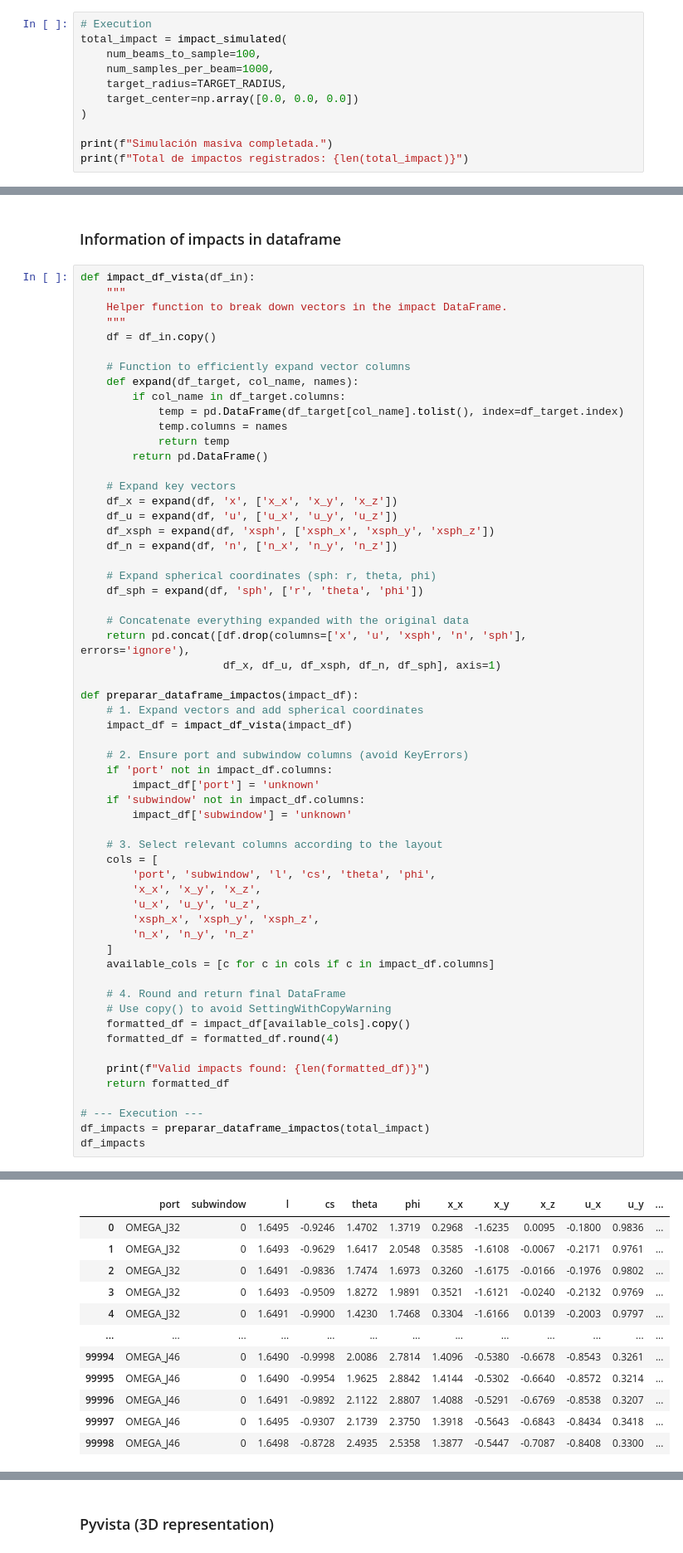
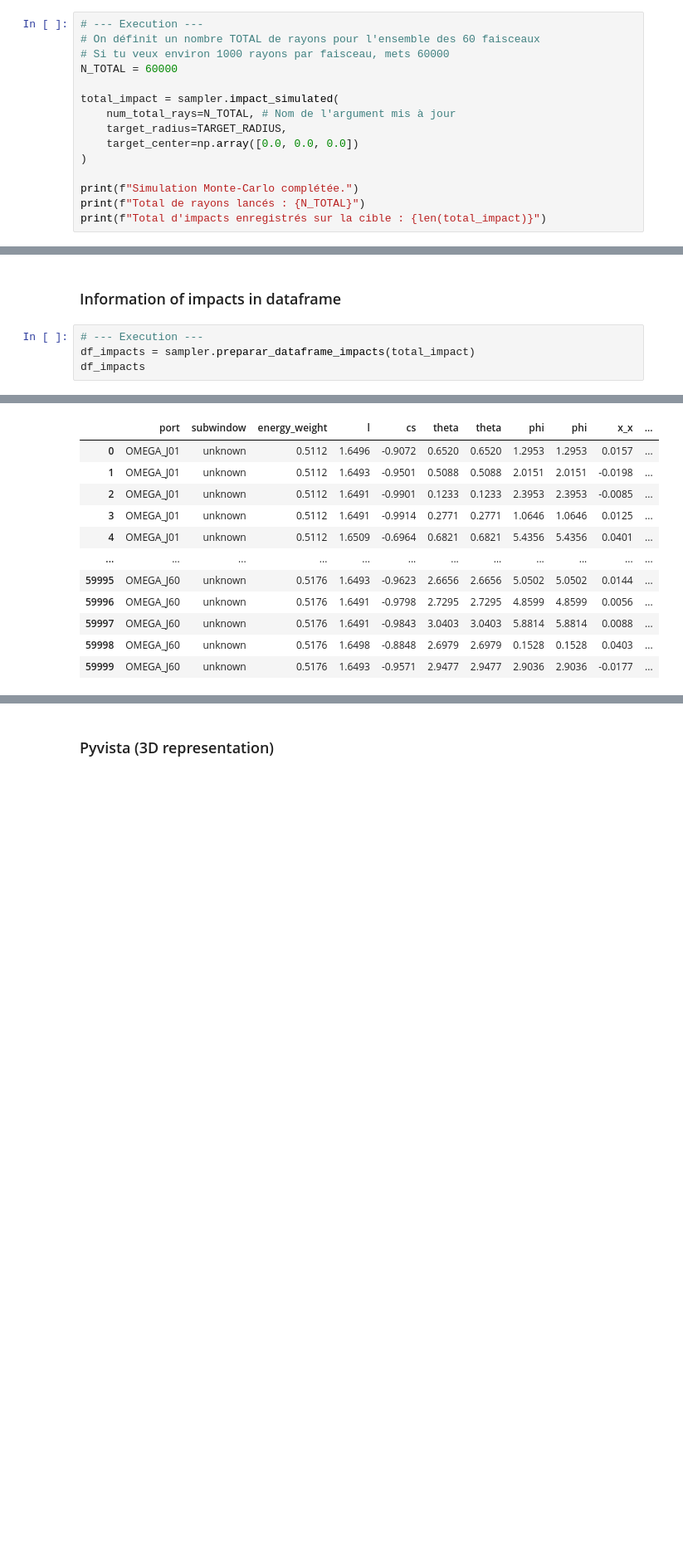
Before and after one commit to clarajdr/Omega60-DD-ICF-simulation, a Jupyter notebook: samplerays.ipynb, the cells around one changed output, grey strips where cells are left out. Shown at 83% size. Drawn from its saved outputs; the diff is of its cells as text; blank space fills up the shorter version.

```diff
--- a/samplerays.ipynb
+++ b/samplerays.ipynb
@@ -759,14 +365,18 @@ def impact_simulated(
 # %% [markdown]
 ### Simulation parameters
 # %%
-# Execution
-total_impact = impact_simulated(
-    num_beams_to_sample=100,
-    num_samples_per_beam=1000,
+# --- Execution ---
+# On définit un nombre TOTAL de rayons pour l'ensemble des 60 faisceaux
+# Si tu veux environ 1000 rayons par faisceau, mets 60000
+N_TOTAL = 60000
+
+total_impact = sampler.impact_simulated(
+    num_total_rays=N_TOTAL, # Nom de l'argument mis à jour
     target_radius=TARGET_RADIUS,
     target_center=np.array([0.0, 0.0, 0.0])
 )
 
-print(f"Simulación masiva completada.")
-print(f"Total de impactos registrados: {len(total_impact)}")
+print(f"Simulation Monte-Carlo complétée.")
+print(f"Total de rayons lancés : {N_TOTAL}")
+print(f"Total d'impacts enregistrés sur la cible : {len(total_impact)}")
 # %% [output]
@@ -775,62 +386,7 @@ Total de impactos registrados: 99999
 # %% [markdown]
 ### Information of impacts in dataframe
 # %%
-def impact_df_vista(df_in):
-    """
-    Helper function to break down vectors in the impact DataFrame.
-    """
-    df = df_in.copy()
-
-    # Function to efficiently expand vector columns
-    def expand(df_target, col_name, names):
-        if col_name in df_target.columns:
-            temp = pd.DataFrame(df_target[col_name].tolist(), index=df_target.index)
-            temp.columns = names
-            return temp
-        return pd.DataFrame()
-
-    # Expand key vectors
-    df_x = expand(df, 'x', ['x_x', 'x_y', 'x_z'])
-    df_u = expand(df, 'u', ['u_x', 'u_y', 'u_z'])
-    df_xsph = expand(df, 'xsph', ['xsph_x', 'xsph_y', 'xsph_z'])
-    df_n = expand(df, 'n', ['n_x', 'n_y', 'n_z'])
-
-    # Expand spherical coordinates (sph: r, theta, phi)
-    df_sph = expand(df, 'sph', ['r', 'theta', 'phi'])
-
-    # Concatenate everything expanded with the original data
-    return pd.concat([df.drop(columns=['x', 'u', 'xsph', 'n', 'sph'], errors='ignore'),
-                      df_x, df_u, df_xsph, df_n, df_sph], axis=1)
-
-def preparar_dataframe_impactos(impact_df):
-    # 1. Expand vectors and add spherical coordinates
-    impact_df = impact_df_vista(impact_df)
-
-    # 2. Ensure port and subwindow columns (avoid KeyErrors)
-    if 'port' not in impact_df.columns:
-        impact_df['port'] = 'unknown'
-    if 'subwindow' not in impact_df.columns:
-        impact_df['subwindow'] = 'unknown'
-
-    # 3. Select relevant columns according to the layout
-    cols = [
-        'port', 'subwindow', 'l', 'cs', 'theta', 'phi',
-        'x_x', 'x_y', 'x_z',
-        'u_x', 'u_y', 'u_z',
-        'xsph_x', 'xsph_y', 'xsph_z',
-        'n_x', 'n_y', 'n_z'
-    ]
-    available_cols = [c for c in cols if c in impact_df.columns]
-
-    # 4. Round and return final DataFrame
-    # Use copy() to avoid SettingWithCopyWarning
-    formatted_df = impact_df[available_cols].copy()
-    formatted_df = formatted_df.round(4)
-
-    print(f"Valid impacts found: {len(formatted_df)}")
-    return formatted_df
-
 # --- Execution ---
-df_impacts = preparar_dataframe_impactos(total_impact)
+df_impacts = sampler.preparar_dataframe_impacts(total_impact)
 df_impacts
 # %% [output]
@@ -838,12 +394,12 @@ Valid impacts found: 99999
-|  | port | subwindow | l | cs | theta | phi | x_x | x_y | x_z | u_x | u_y | ... |
-| 0 | OMEGA_J32 | 0 | 1.6495 | -0.9246 | 1.4702 | 1.3719 | 0.2968 | -1.6235 | 0.0095 | -0.1800 | 0.9836 | ... |
-| 1 | OMEGA_J32 | 0 | 1.6493 | -0.9629 | 1.6417 | 2.0548 | 0.3585 | -1.6108 | -0.0067 | -0.2171 | 0.9761 | ... |
-| 2 | OMEGA_J32 | 0 | 1.6491 | -0.9836 | 1.7474 | 1.6973 | 0.3260 | -1.6175 | -0.0166 | -0.1976 | 0.9802 | ... |
-| 3 | OMEGA_J32 | 0 | 1.6493 | -0.9509 | 1.8272 | 1.9891 | 0.3521 | -1.6121 | -0.0240 | -0.2132 | 0.9769 | ... |
-| 4 | OMEGA_J32 | 0 | 1.6491 | -0.9900 | 1.4230 | 1.7468 | 0.3304 | -1.6166 | 0.0139 | -0.2003 | 0.9797 | ... |
-| ... | ... | ... | ... | ... | ... | ... | ... | ... | ... | ... | ... | ... |
-| 99994 | OMEGA_J46 | 0 | 1.6490 | -0.9998 | 2.0086 | 2.7814 | 1.4096 | -0.5380 | -0.6678 | -0.8543 | 0.3261 | ... |
-| 99995 | OMEGA_J46 | 0 | 1.6490 | -0.9954 | 1.9625 | 2.8842 | 1.4144 | -0.5302 | -0.6640 | -0.8572 | 0.3214 | ... |
-| 99996 | OMEGA_J46 | 0 | 1.6491 | -0.9892 | 2.1122 | 2.8807 | 1.4088 | -0.5291 | -0.6769 | -0.8538 | 0.3207 | ... |
-| 99997 | OMEGA_J46 | 0 | 1.6495 | -0.9307 | 2.1739 | 2.3750 | 1.3918 | -0.5643 | -0.6843 | -0.8434 | 0.3418 | ... |
-| 99998 | OMEGA_J46 | 0 | 1.6498 | -0.8728 | 2.4935 | 2.5358 | 1.3877 | -0.5447 | -0.7087 | -0.8408 | 0.3300 | ... |
+|  | port | subwindow | energy_weight | l | cs | theta | theta | phi | phi | x_x | ... |
+| 0 | OMEGA_J01 | unknown | 0.5112 | 1.6496 | -0.9072 | 0.6520 | 0.6520 | 1.2953 | 1.2953 | 0.0157 | ... |
+| 1 | OMEGA_J01 | unknown | 0.5112 | 1.6493 | -0.9501 | 0.5088 | 0.5088 | 2.0151 | 2.0151 | -0.0198 | ... |
+| 2 | OMEGA_J01 | unknown | 0.5112 | 1.6491 | -0.9901 | 0.1233 | 0.1233 | 2.3953 | 2.3953 | -0.0085 | ... |
+| 3 | OMEGA_J01 | unknown | 0.5112 | 1.6491 | -0.9914 | 0.2771 | 0.2771 | 1.0646 | 1.0646 | 0.0125 | ... |
+| 4 | OMEGA_J01 | unknown | 0.5112 | 1.6509 | -0.6964 | 0.6821 | 0.6821 | 5.4356 | 5.4356 | 0.0401 | ... |
+| ... | ... | ... | ... | ... | ... | ... | ... | ... | ... | ... | ... |
+| 59995 | OMEGA_J60 | unknown | 0.5176 | 1.6493 | -0.9623 | 2.6656 | 2.6656 | 5.0502 | 5.0502 | 0.0144 | ... |
+| 59996 | OMEGA_J60 | unknown | 0.5176 | 1.6491 | -0.9798 | 2.7295 | 2.7295 | 4.8599 | 4.8599 | 0.0056 | ... |
+| 59997 | OMEGA_J60 | unknown | 0.5176 | 1.6491 | -0.9843 | 3.0403 | 3.0403 | 5.8814 | 5.8814 | 0.0088 | ... |
+| 59998 | OMEGA_J60 | unknown | 0.5176 | 1.6498 | -0.8848 | 2.6979 | 2.6979 | 0.1528 | 0.1528 | 0.0403 | ... |
+| 59999 | OMEGA_J60 | unknown | 0.5176 | 1.6493 | -0.9571 | 2.9477 | 2.9477 | 2.9036 | 2.9036 | -0.0177 | ... |
```
Also changed, not shown: parts of 33 cells of this notebook, 6 other files.
